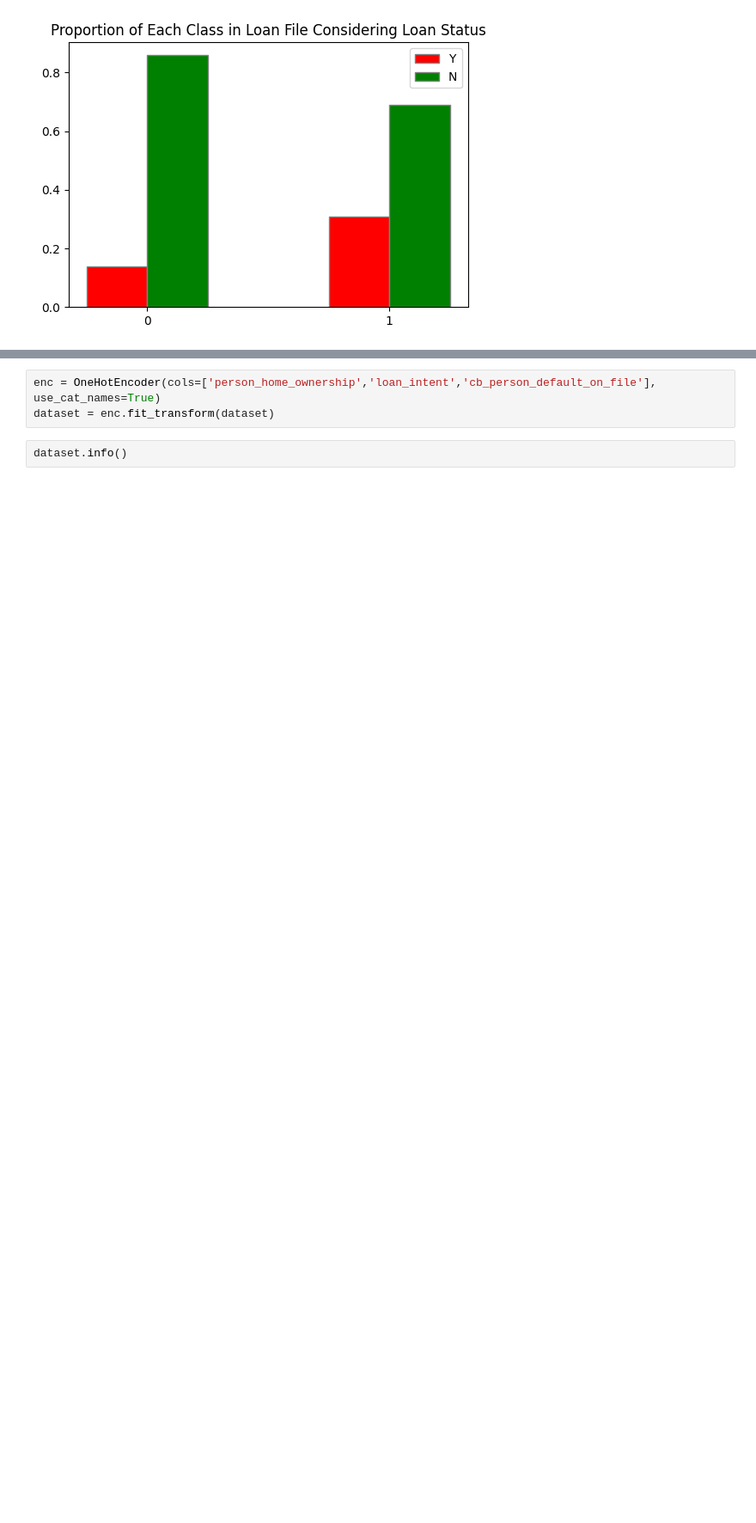
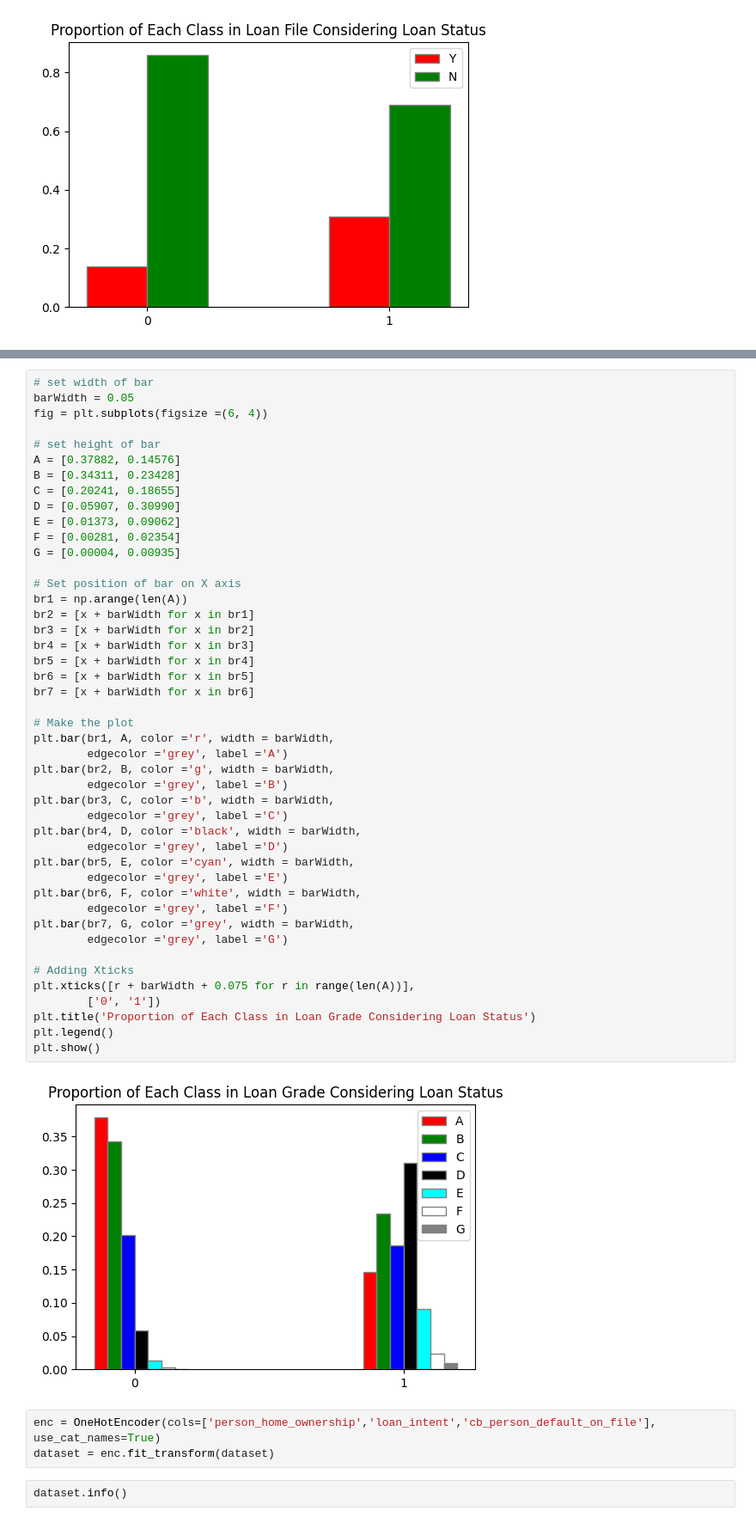
Before and after one commit to felipebita/credit_risk, a Jupyter notebook: notebook/credit_risk_modeling.ipynb, the cells around one changed output, grey strips where cells are left out. Shown at 86% size. Saved outputs shown, nothing was run; the diff lists cells and outputs as text; blank space fills up the shorter version.

```diff
--- a/notebook/credit_risk_modeling.ipynb
+++ b/notebook/credit_risk_modeling.ipynb
@@ -607,3 +647,50 @@ plt.show()
+# %%
+# set width of bar
+barWidth = 0.05
+fig = plt.subplots(figsize =(6, 4))
+
+# set height of bar
+A = [0.37882, 0.14576]
+B = [0.34311, 0.23428]
+C = [0.20241, 0.18655]
+D = [0.05907, 0.30990]
+E = [0.01373, 0.09062]
+F = [0.00281, 0.02354]
+G = [0.00004, 0.00935]
+
+# Set position of bar on X axis
+br1 = np.arange(len(A))
+br2 = [x + barWidth for x in br1]
+br3 = [x + barWidth for x in br2]
+br4 = [x + barWidth for x in br3]
+br5 = [x + barWidth for x in br4]
+br6 = [x + barWidth for x in br5]
+br7 = [x + barWidth for x in br6]
+
+# Make the plot
+plt.bar(br1, A, color ='r', width = barWidth,
+        edgecolor ='grey', label ='A')
+plt.bar(br2, B, color ='g', width = barWidth,
+        edgecolor ='grey', label ='B')
+plt.bar(br3, C, color ='b', width = barWidth,
+        edgecolor ='grey', label ='C')
+plt.bar(br4, D, color ='black', width = barWidth,
+        edgecolor ='grey', label ='D')
+plt.bar(br5, E, color ='cyan', width = barWidth,
+        edgecolor ='grey', label ='E')
+plt.bar(br6, F, color ='white', width = barWidth,
+        edgecolor ='grey', label ='F')
+plt.bar(br7, G, color ='grey', width = barWidth,
+        edgecolor ='grey', label ='G')
+
+# Adding Xticks
+plt.xticks([r + barWidth + 0.075 for r in range(len(A))],
+        ['0', '1'])
+plt.title('Proportion of Each Class in Loan Grade Considering Loan Status')
+plt.legend()
+plt.show()
+# %% [output]
+[figure, added]
 # %%
 enc = OneHotEncoder(cols=['person_home_ownership','loan_intent','cb_person_default_on_file'], use_cat_names=True)
 dataset = enc.fit_transform(dataset)
```
Also changed, not shown: parts of 5 cells of this notebook.
